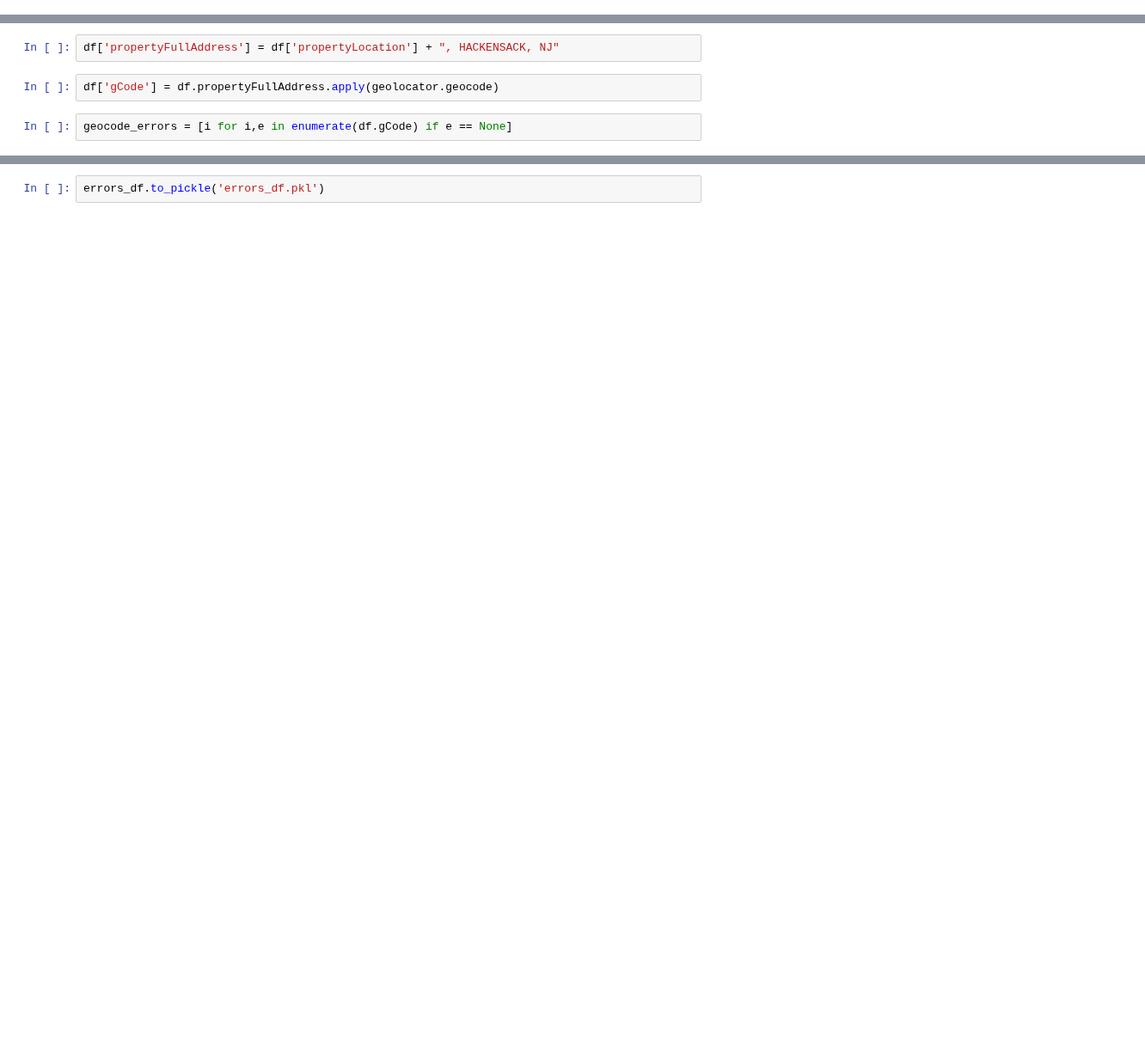
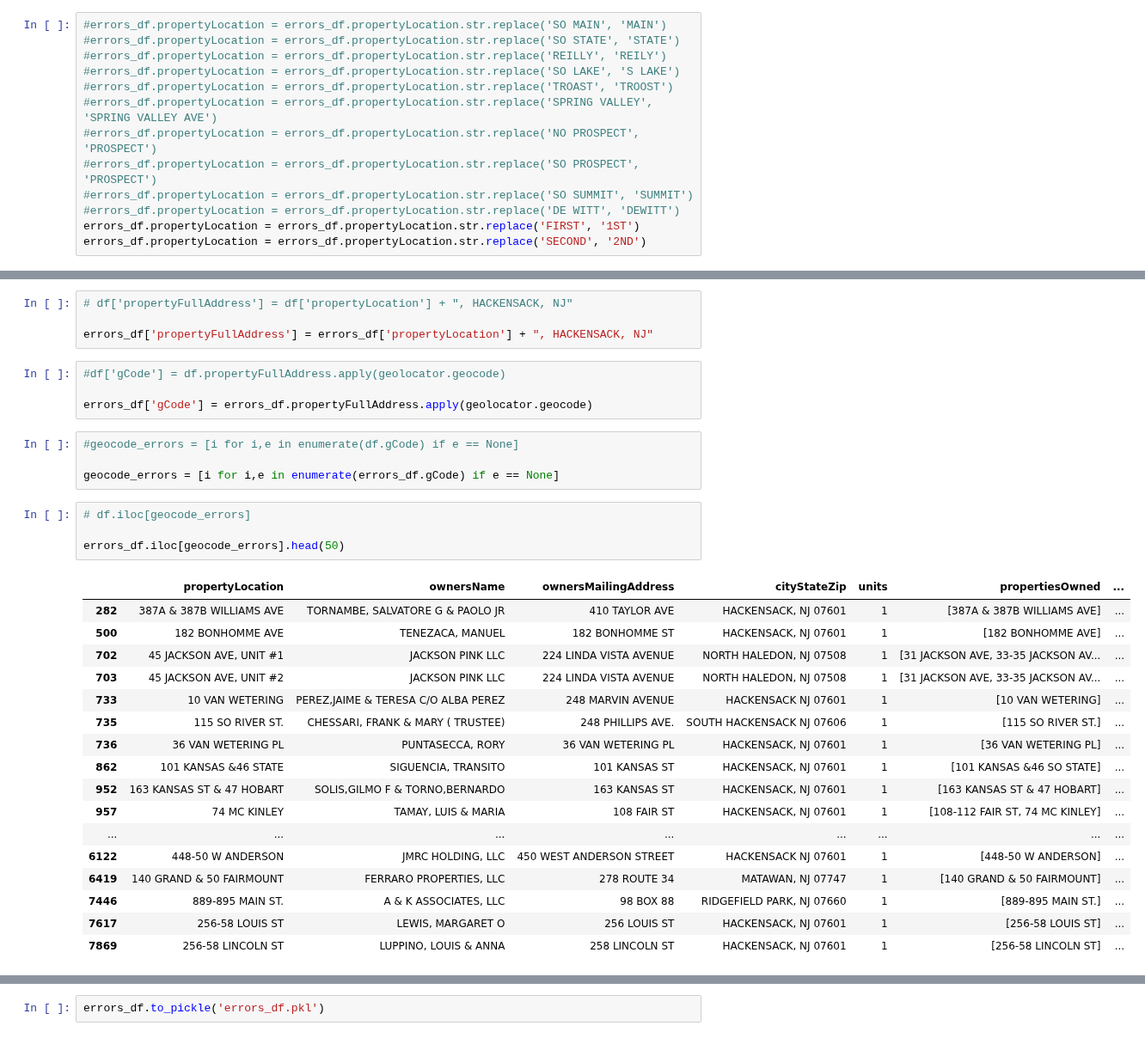
Before and after one commit to kylemichaelreaves/landlord_data, a Jupyter notebook: Hackensack/hackensack.ipynb, the cells around one changed output, grey strips where cells are left out. Shown at 86% size. Cells and saved outputs as stored; diff of their text form; blank space fills up the shorter version.

Commit message:
fewer than 50 errors remaining for Hackensack

```diff
--- a/Hackensack/hackensack.ipynb
+++ b/Hackensack/hackensack.ipynb
@@ -52,0 +76,13 @@ NameError: name 'df' is not defined
+# %%
+#errors_df.propertyLocation = errors_df.propertyLocation.str.replace('SO MAIN', 'MAIN')
+#errors_df.propertyLocation = errors_df.propertyLocation.str.replace('SO STATE', 'STATE')
+#errors_df.propertyLocation = errors_df.propertyLocation.str.replace('REILLY', 'REILY')
+#errors_df.propertyLocation = errors_df.propertyLocation.str.replace('SO LAKE', 'S LAKE')
+#errors_df.propertyLocation = errors_df.propertyLocation.str.replace('TROAST', 'TROOST')
+#errors_df.propertyLocation = errors_df.propertyLocation.str.replace('SPRING VALLEY', 'SPRING VALLEY AVE')
+#errors_df.propertyLocation = errors_df.propertyLocation.str.replace('NO PROSPECT', 'PROSPECT')
+#errors_df.propertyLocation = errors_df.propertyLocation.str.replace('SO PROSPECT', 'PROSPECT')
+#errors_df.propertyLocation = errors_df.propertyLocation.str.replace('SO SUMMIT', 'SUMMIT')
+#errors_df.propertyLocation = errors_df.propertyLocation.str.replace('DE WITT', 'DEWITT')
+errors_df.propertyLocation = errors_df.propertyLocation.str.replace('FIRST', '1ST')
+errors_df.propertyLocation = errors_df.propertyLocation.str.replace('SECOND', '2ND')
@@ -53,6 +104,34 @@ NameError: name 'df' is not defined
 # %%
-df['propertyFullAddress'] = df['propertyLocation'] + ", HACKENSACK, NJ"
+# df['propertyFullAddress'] = df['propertyLocation'] + ", HACKENSACK, NJ"
+
+errors_df['propertyFullAddress'] = errors_df['propertyLocation'] + ", HACKENSACK, NJ"
 # %%
-df['gCode'] = df.propertyFullAddress.apply(geolocator.geocode)
+#df['gCode'] = df.propertyFullAddress.apply(geolocator.geocode)
+
+errors_df['gCode'] = errors_df.propertyFullAddress.apply(geolocator.geocode)
 # %%
-geocode_errors = [i for i,e in enumerate(df.gCode) if e == None]
+#geocode_errors = [i for i,e in enumerate(df.gCode) if e == None]
+
+geocode_errors = [i for i,e in enumerate(errors_df.gCode) if e == None]
+# %%
+# df.iloc[geocode_errors]
+
+errors_df.iloc[geocode_errors].head(50)
+# %% [output]
+|  | propertyLocation | ownersName | ownersMailingAddress | cityStateZip | units | propertiesOwned | ... |
+| 282 | 387A & 387B WILLIAMS AVE | TORNAMBE, SALVATORE G & PAOLO JR | 410 TAYLOR AVE | HACKENSACK, NJ 07601 | 1 | [387A & 387B WILLIAMS AVE] | ... |
+| 500 | 182 BONHOMME AVE | TENEZACA, MANUEL | 182 BONHOMME ST | HACKENSACK, NJ 07601 | 1 | [182 BONHOMME AVE] | ... |
+| 702 | 45 JACKSON AVE, UNIT #1 | JACKSON PINK LLC | 224 LINDA VISTA AVENUE | NORTH HALEDON, NJ 07508 | 1 | [31 JACKSON AVE, 33-35 JACKSON AV... | ... |
+| 703 | 45 JACKSON AVE, UNIT #2 | JACKSON PINK LLC | 224 LINDA VISTA AVENUE | NORTH HALEDON, NJ 07508 | 1 | [31 JACKSON AVE, 33-35 JACKSON AV... | ... |
+| 733 | 10 VAN WETERING | PEREZ,JAIME & TERESA C/O ALBA PEREZ | 248 MARVIN AVENUE | HACKENSACK NJ 07601 | 1 | [10 VAN WETERING] | ... |
+| 735 | 115 SO RIVER ST. | CHESSARI, FRANK & MARY ( TRUSTEE) | 248 PHILLIPS AVE. | SOUTH HACKENSACK NJ 07606 | 1 | [115 SO RIVER ST.] | ... |
+| 736 | 36 VAN WETERING PL | PUNTASECCA, RORY | 36 VAN WETERING PL | HACKENSACK, NJ 07601 | 1 | [36 VAN WETERING PL] | ... |
+| 862 | 101 KANSAS &46 STATE | SIGUENCIA, TRANSITO | 101 KANSAS ST | HACKENSACK, NJ 07601 | 1 | [101 KANSAS &46 SO STATE] | ... |
+| 952 | 163 KANSAS ST & 47 HOBART | SOLIS,GILMO F & TORNO,BERNARDO | 163 KANSAS ST | HACKENSACK, NJ 07601 | 1 | [163 KANSAS ST & 47 HOBART] | ... |
+| 957 | 74 MC KINLEY | TAMAY, LUIS & MARIA | 108 FAIR ST | HACKENSACK, NJ 07601 | 1 | [108-112 FAIR ST, 74 MC KINLEY] | ... |
+| ... | ... | ... | ... | ... | ... | ... | ... |
+| 6122 | 448-50 W ANDERSON | JMRC HOLDING, LLC | 450 WEST ANDERSON STREET | HACKENSACK NJ 07601 | 1 | [448-50 W ANDERSON] | ... |
+| 6419 | 140 GRAND & 50 FAIRMOUNT | FERRARO PROPERTIES, LLC | 278 ROUTE 34 | MATAWAN, NJ 07747 | 1 | [140 GRAND & 50 FAIRMOUNT] | ... |
+| 7446 | 889-895 MAIN ST. | A & K ASSOCIATES, LLC | 98 BOX 88 | RIDGEFIELD PARK, NJ 07660 | 1 | [889-895 MAIN ST.] | ... |
+| 7617 | 256-58 LOUIS ST | LEWIS, MARGARET O | 256 LOUIS ST | HACKENSACK, NJ 07601 | 1 | [256-58 LOUIS ST] | ... |
+| 7869 | 256-58 LINCOLN ST | LUPPINO, LOUIS & ANNA | 258 LINCOLN ST | HACKENSACK, NJ 07601 | 1 | [256-58 LINCOLN ST] | ... |
```
Also changed, not shown: parts of 17 cells of this notebook, 2 other files.
